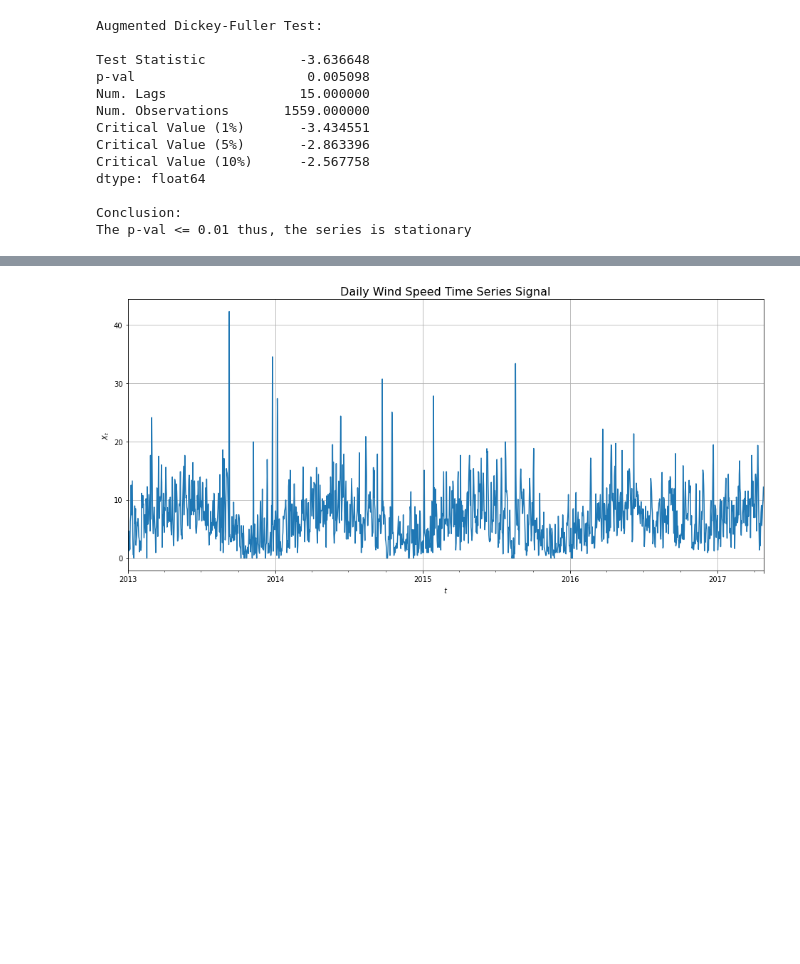
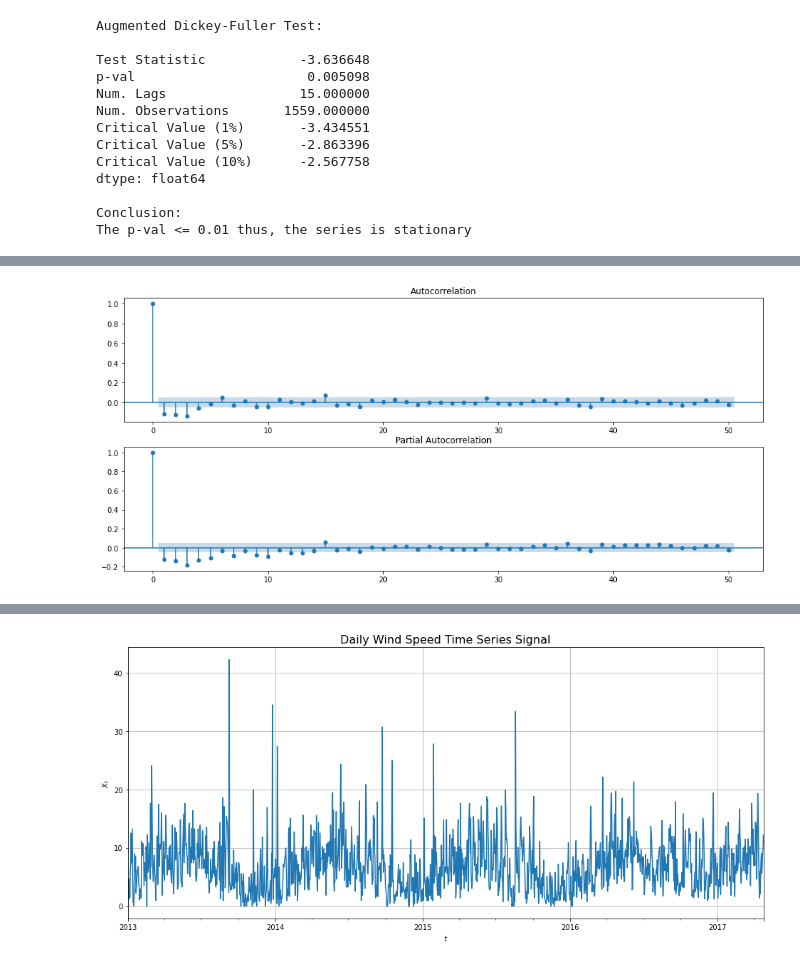
Before and after one commit to jgadbois17/Neural_Network_Versatility_Performance, a Jupyter notebook: notebooks/Time Series Forecasting.ipynb, the cells around one changed output, grey strips where cells are left out. Cells and saved outputs as stored; diff of their text form; code cells hidden in the pictures; blank space fills up the shorter version.

```diff
--- a/notebooks/Time Series Forecasting.ipynb
+++ b/notebooks/Time Series Forecasting.ipynb
@@ -190,0 +202,7 @@ The p-val <= 0.01 thus, the series is stationary
+# %%
+# plot ACF/PACF
+plot.p_acf(
+    y1, lags=50, figsize=(16, 7)
+)
+# %% [output]
+[figure, added]
```
Also changed, not shown: parts of 24 cells of this notebook, 13 other files.
